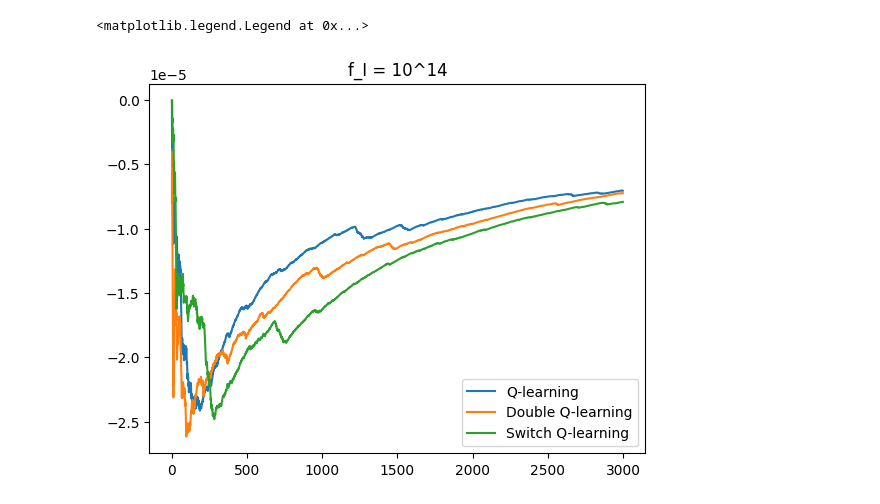
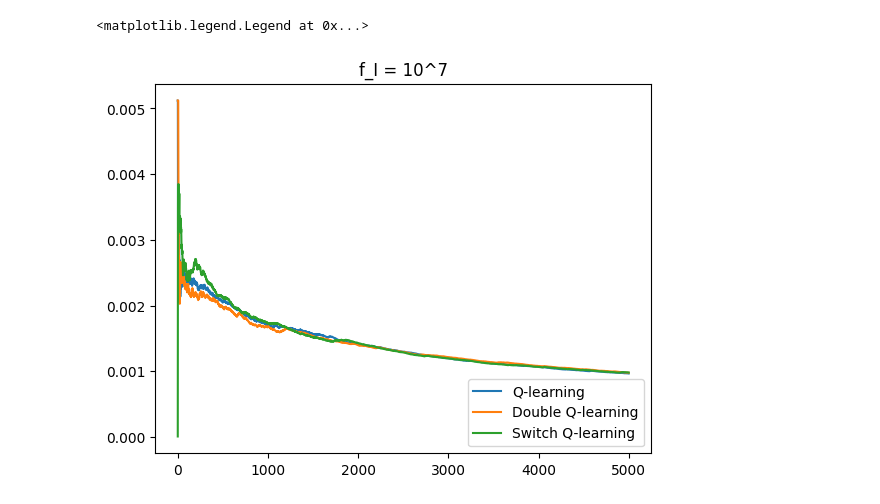
Before and after one commit to parthatom/Estimation_bias_Q_Learning, a Jupyter notebook: Cloud_vs_Local.ipynb, the cells around one changed output. Cells and saved outputs as stored; diff of their text form; code cells hidden in the pictures.

```diff
--- a/Cloud_vs_Local.ipynb
+++ b/Cloud_vs_Local.ipynb
@@ -5,7 +5,7 @@ import statistics as stat
 # %%
 B = 512;C = 10000;W = 1.4 * pow(10,6)
 #w_I = w_M = pow(10,-30)
-f_I = pow(10,14);f_M = pow(10,12)
+f_I = pow(10,9);f_M = pow(10,12)
 N_0 = pow(10,-16);P = 0.5
 
 def arrival_and_departure_times(param1,param2,N):
@@ -35,7 +35,7 @@ def next_state(local_pos,cloud_pos,action):
     return  (new_local_pos,new_cloud_pos,reward)
 # %%
 def Server_Q_learning():
-    N = 3000
+    N = 5000
     gamma = 0.9
     n = 50
     reward_list = []
@@ -88,6 +88,6 @@ plt.plot(r_sum_avg_list_q)
 # %%
 def Server_DoubleQ_learning():
-    N = 3000
+    N = 5000
     gamma = 0.9
     n = 50
     reward_list = []
@@ -147,8 +147,8 @@ plt.plot(r_sum_avg_list_dq)
 # %%
 def Server_SwitchQ_learning():
-    N = 3000
+    N = 5000
     gamma = 0.9
-    n = 30
+    n = 50
     reward_list = []
     reward_sum_list = []
     reward_sum = 0
@@ -190,12 +190,11 @@ def Server_SwitchQ_learning():
                 local_actions[i] = 1
             if action == 1:
                 cloud_actions[i] = 1
-            if(len(return_dict[local_pos][cloud_pos][action]) >= 2):
-                if(np.var(return_dict[local_pos][cloud_pos][action]) < np.var(return_dict[local_pos][cloud_pos][action])):
+            if((len(return_dict[local_pos][cloud_pos][action]) >= 2)and(len(return_dict[local_pos][cloud_pos][1-action]) >= 2)):
+                if(np.var(return_dict[local_pos][cloud_pos][1 - action]) > np.var(return_dict[local_pos][cloud_pos][action])):
                     (new_local_pos,new_cloud_pos,reward) = next_state(local_pos,cloud_pos,action)
                     reward_sum = reward_sum + reward
                     return_dict[local_pos][cloud_pos][action].append(reward)
-
                     alpha = 1/np.power(freq_action[local_pos,cloud_pos, action],0.8)
                     if np.random.choice([True,False]):
                         Qa[local_pos,cloud_pos,action] = Qa[local_pos,cloud_pos,action] + alpha*(reward + gamma*Qb[local_pos,cloud_pos,np.argmax(Qa[new_local_pos,new_cloud_pos])] - Qa[local_pos,cloud_pos,action])
@@ -225,12 +224,12 @@ def Server_SwitchQ_learning():
 # %%
 r_list_sq,r_sum_list_sq,r_sum_avg_list_sq,local_actions_sq = Server_SwitchQ_learning()
 # %%
-plt.plot(r_sum_avg_list_q)
-plt.plot(r_sum_avg_list_dq)
-plt.plot(r_sum_avg_list_sq)
+plt.plot(-r_sum_avg_list_q)
+plt.plot(-r_sum_avg_list_dq)
+plt.plot(-r_sum_avg_list_sq)
 
-plt.title("f_I = 10^14")
+plt.title("f_I = 10^7")
 plt.legend(["Q-learning", "Double Q-learning","Switch Q-learning"], loc ="lower right")
 # %% [output]
 <matplotlib.legend.Legend at 0x...>
-[figure, old version]
+[figure, new version]
```
Also changed, not shown: parts of 5 cells of this notebook.
